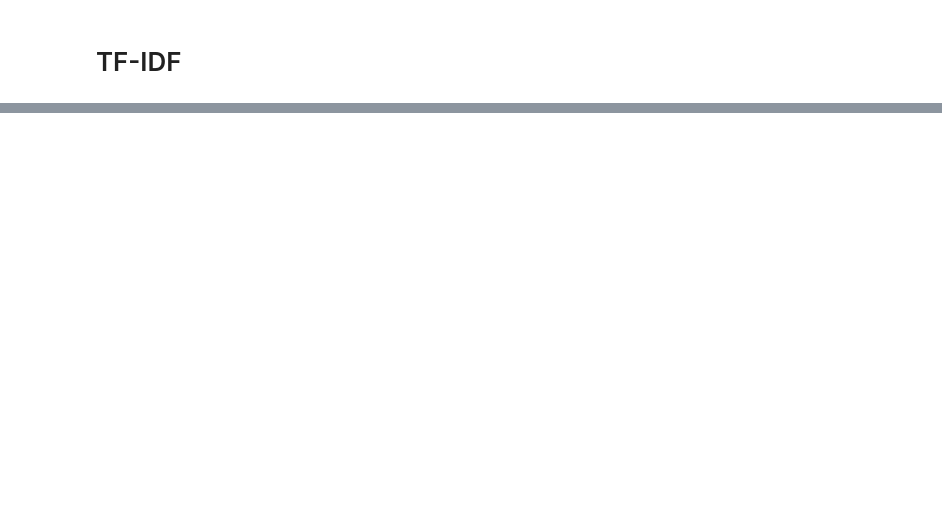
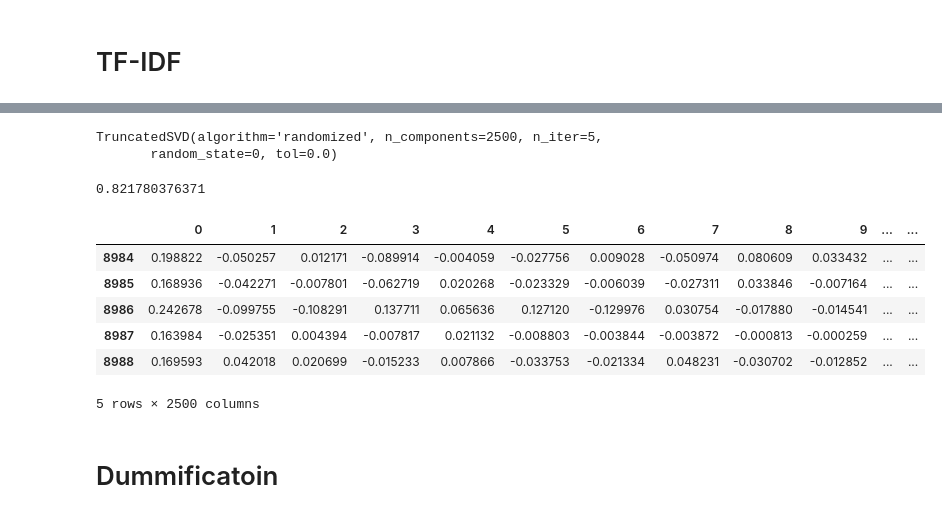
Before and after one commit to JihongL/Personalized-Medicine, a Jupyter notebook: Personal_Medicine.ipynb, the cells around one changed output, grey strips where cells are left out. Drawn from its saved outputs; the diff is of its cells as text; code cells hidden in the pictures; blank space fills up the shorter version.

```diff
--- a/Personal_Medicine.ipynb
+++ b/Personal_Medicine.ipynb
@@ -246,0 +214,2 @@ def classText(text):
+# %%
+df_vect = vect.fit_transform(df_new['Text'])
@@ -246,0 +221,6 @@ def classText(text):
+# %%
+svd = TruncatedSVD(n_components=2500, n_iter=5, random_state=0)
+svd.fit(df_vect)
+# %% [output]
+TruncatedSVD(algorithm='randomized', n_components=2500, n_iter=5,
+       random_state=0, tol=0.0)
@@ -246,0 +229,23 @@ def classText(text):
+# %%
+n = 0
+for i in opt_svd:
+    n += i
+print(n)
+# %% [output]
+0.821780376371
+# %%
+truncated_tfidf = svd.transform(df_vect)
+# %%
+df_tfidf = pd.DataFrame(truncated_tfidf)
+# %%
+df_tfidf.tail()
+# %% [output]
+|  | 0 | 1 | 2 | 3 | 4 | 5 | 6 | 7 | 8 | 9 | ... | ... |
+| 8984 | 0.198822 | -0.050257 | 0.012171 | -0.089914 | -0.004059 | -0.027756 | 0.009028 | -0.050974 | 0.080609 | 0.033432 | ... | ... |
+| 8985 | 0.168936 | -0.042271 | -0.007801 | -0.062719 | 0.020268 | -0.023329 | -0.006039 | -0.027311 | 0.033846 | -0.007164 | ... | ... |
+| 8986 | 0.242678 | -0.099755 | -0.108291 | 0.137711 | 0.065636 | 0.127120 | -0.129976 | 0.030754 | -0.017880 | -0.014541 | ... | ... |
+| 8987 | 0.163984 | -0.025351 | 0.004394 | -0.007817 | 0.021132 | -0.008803 | -0.003844 | -0.003872 | -0.000813 | -0.000259 | ... | ... |
+| 8988 | 0.169593 | 0.042018 | 0.020699 | -0.015233 | 0.007866 | -0.033753 | -0.021334 | 0.048231 | -0.030702 | -0.012852 | ... | ... |
+5 rows × 2500 columns
+# %% [markdown]
+# Dummificatoin
```
Also changed, not shown: parts of 49 cells of this notebook.
